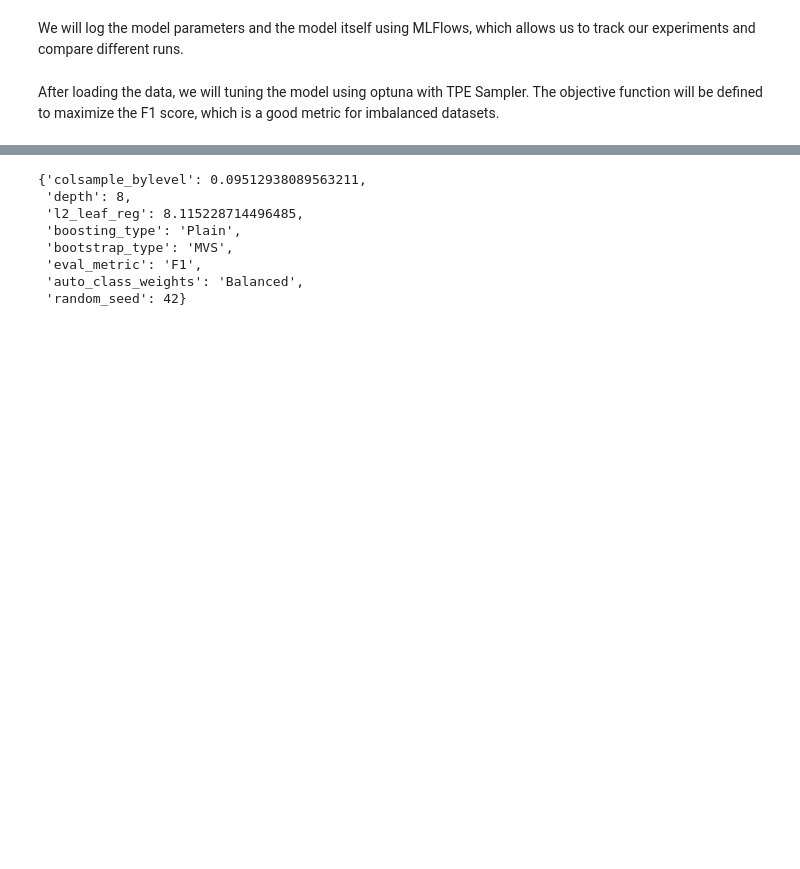
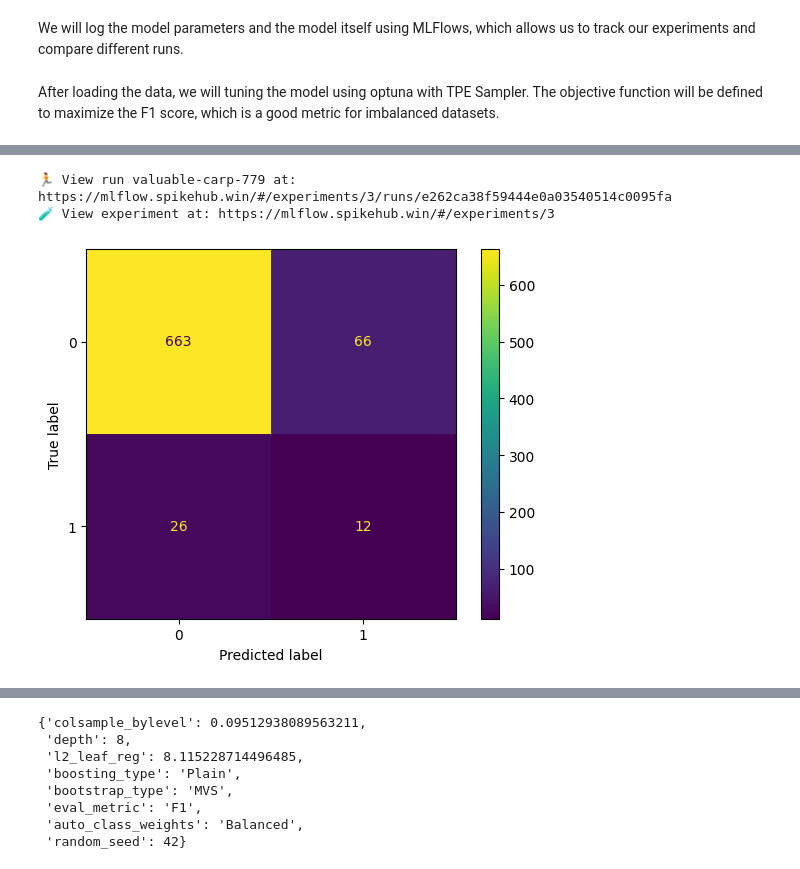
Before and after one commit to sin22766/stroke-prediction-api, a Jupyter notebook: notebooks/2-model-prototype.ipynb, the cells around one changed output, grey strips where cells are left out. Cells and saved outputs as stored; diff of their text form; code cells hidden in the pictures; blank space fills up the shorter version.

```diff
--- a/notebooks/2-model-prototype.ipynb
+++ b/notebooks/2-model-prototype.ipynb
@@ -108,0 +218,43 @@ with mlflow.start_run(experiment_id=experiment_id, run_name=run_name):
+# %%
+with mlflow.start_run(experiment_id=experiment_id):
+    cls = MLPClassifier(**mlp_best_params)
+    cls.fit(X_train, y_train)
+
+    y_test_pred = cls.predict(X_test)
+    test_f1 = f1_score(y_test, y_test_pred)
+    test_precision = precision_score(y_test, y_test_pred)
+    test_recall = recall_score(y_test, y_test_pred)
+    test_accuracy = accuracy_score(y_test, y_test_pred)
+
+    feature_importance = pd.Series(
+        cls, index=X_train.columns, name="importance")
+
+    confusion_matrix = ConfusionMatrixDisplay.from_predictions(y_test, y_test_pred)
+
+    mlflow.log_figure(confusion_matrix.figure_, "confusion_matrix.png")
+
+    mlflow.log_params(cls.get_params())
+    mlflow.log_metric("test_f1", test_f1)
+    mlflow.log_metric("test_precision", test_precision)
+    mlflow.log_metric("test_recall", test_recall)
+    mlflow.log_metric("test_accuracy", test_accuracy)
+
+    mlflow.set_tags(
+        tags={
+            "project": "stroke_prediction",
+            "optimizer_engine": "optuna",
+            "model_family": "DecisionTree",
+            "model_type": "classifier",
+        }
+    )
+
+    signature = mlflow.models.infer_signature(X_train.iloc[0:5], cls.predict(X_train.iloc[0:5]))
+
+    mlflow.sklearn.log_model(
+        cls,
+        artifact_path="sklearn_model",
+        registered_model_name="MLPClassifier",
+        signature=signature,
+        input_example=X_train.iloc[0:5],
+    )
+# %% [output]
@@ -108,0 +265,3 @@ with mlflow.start_run(experiment_id=experiment_id, run_name=run_name):
+🏃 View run valuable-carp-779 at: https://mlflow.spikehub.win/#/experiments/3/runs/e262ca38f59444e0a03540514c0095fa
+🧪 View experiment at: https://mlflow.spikehub.win/#/experiments/3
+[figure, added]
```
Also changed, not shown: parts of 20 cells of this notebook, 8 other files.
